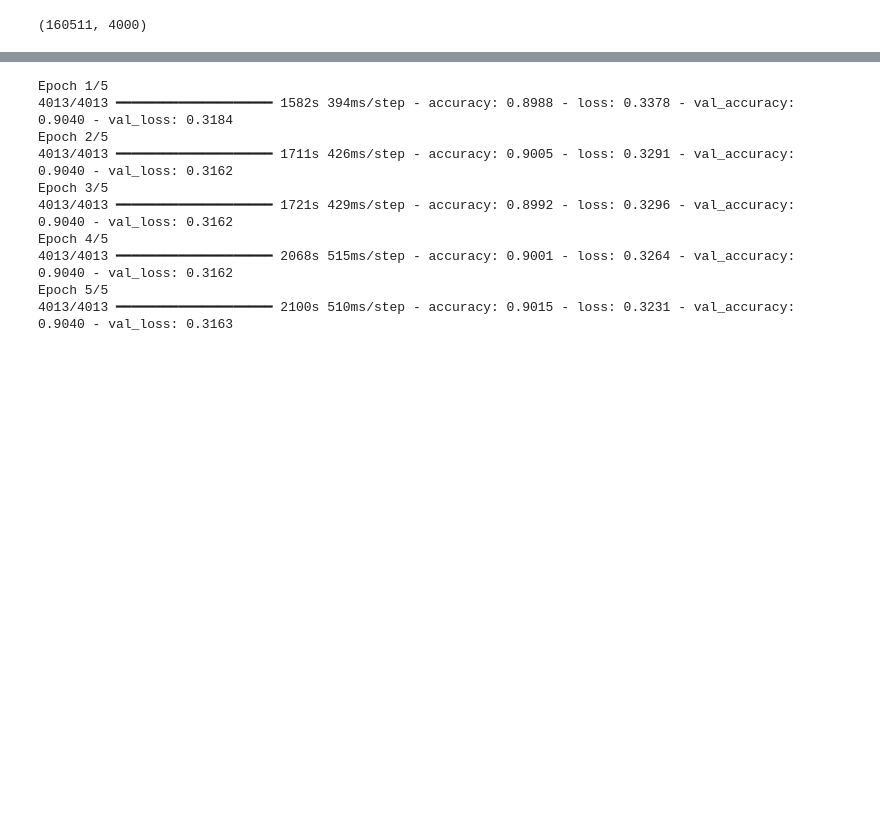
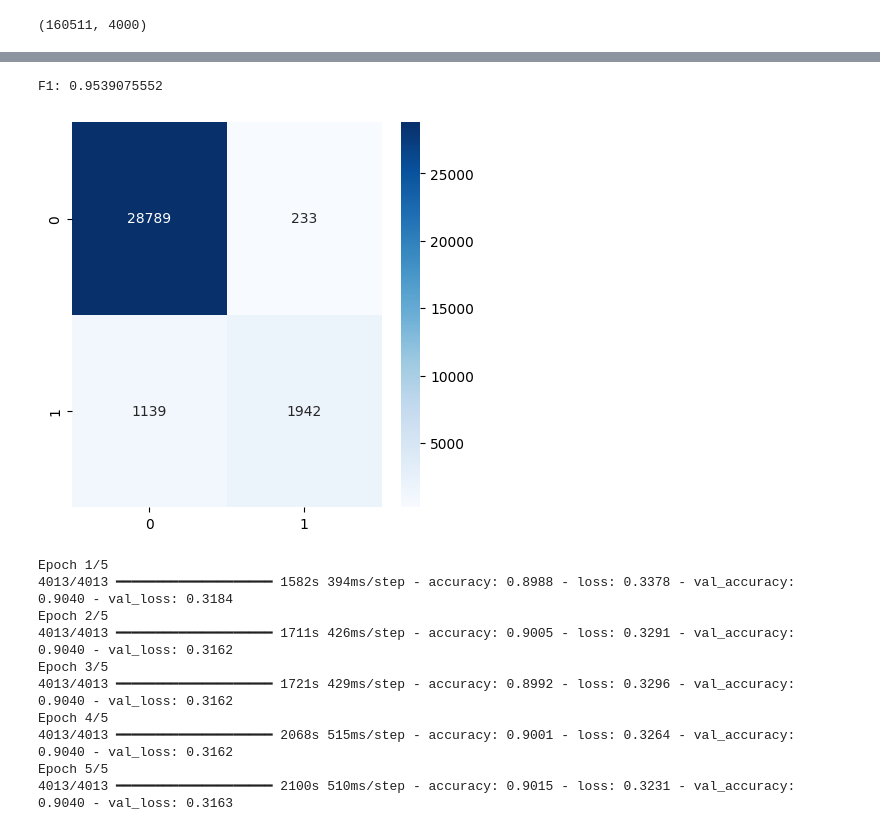
Before and after one commit to setday/HSE_ML_SP2024, a Jupyter notebook: notebooks/models.ipynb, the cells around one changed output, grey strips where cells are left out. Cells and saved outputs as stored; diff of their text form; code cells hidden in the pictures; blank space fills up the shorter version.

```diff
--- a/notebooks/models.ipynb
+++ b/notebooks/models.ipynb
@@ -90,0 +95,4 @@ saving model RandomForestClassifier
+# %%
+y_pred_lr = lr.predict(X_test)
+y_pred_cb = cb.predict(X_test)
+y_pred_clf = clf.predict(X_test)
@@ -91,3 +102,10 @@ saving model RandomForestClassifier
+# %%
+y_pred_aver = (y_pred_lr + y_pred_cb + y_pred_clf) / 3
+y_pred_round = y_pred_aver.round()
+show_model_perfection_metrics(y_pred=y_pred_round, y_test=y_test, model_name="tandem")
+# %% [output]
+F1: 0.9539075552
+[figure, added]
 # %%
 from tensorflow.keras import Sequential
 from tensorflow.keras.layers import Dropout, Embedding, Conv1D, GlobalMaxPooling1D, Dense
```
Also changed, not shown: parts of 5 cells of this notebook, 8 other files.
